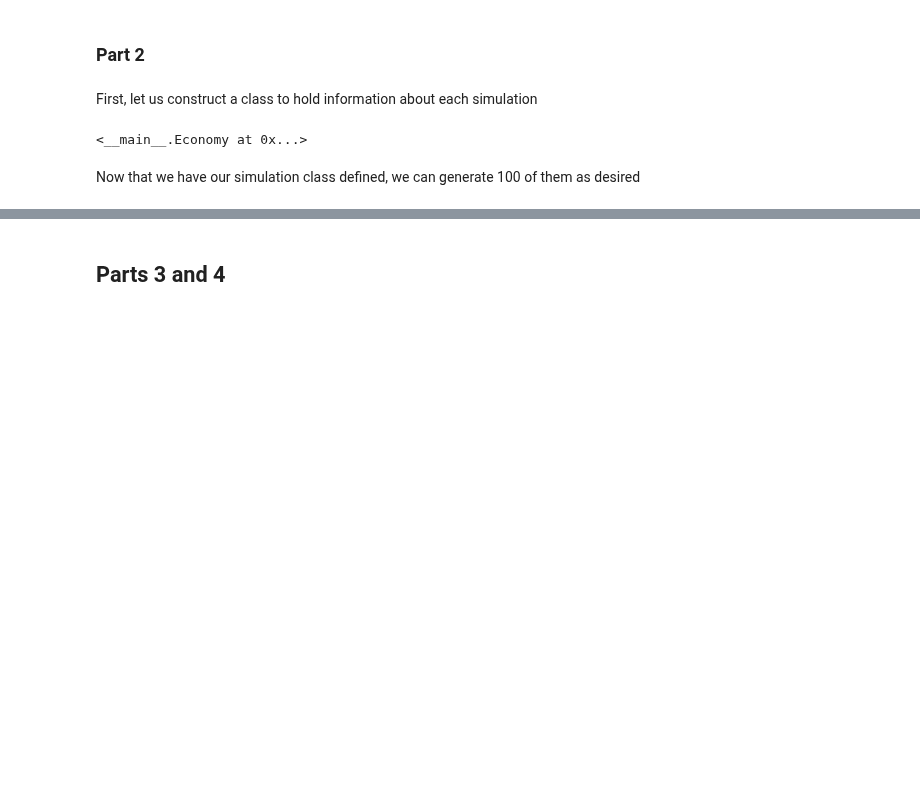
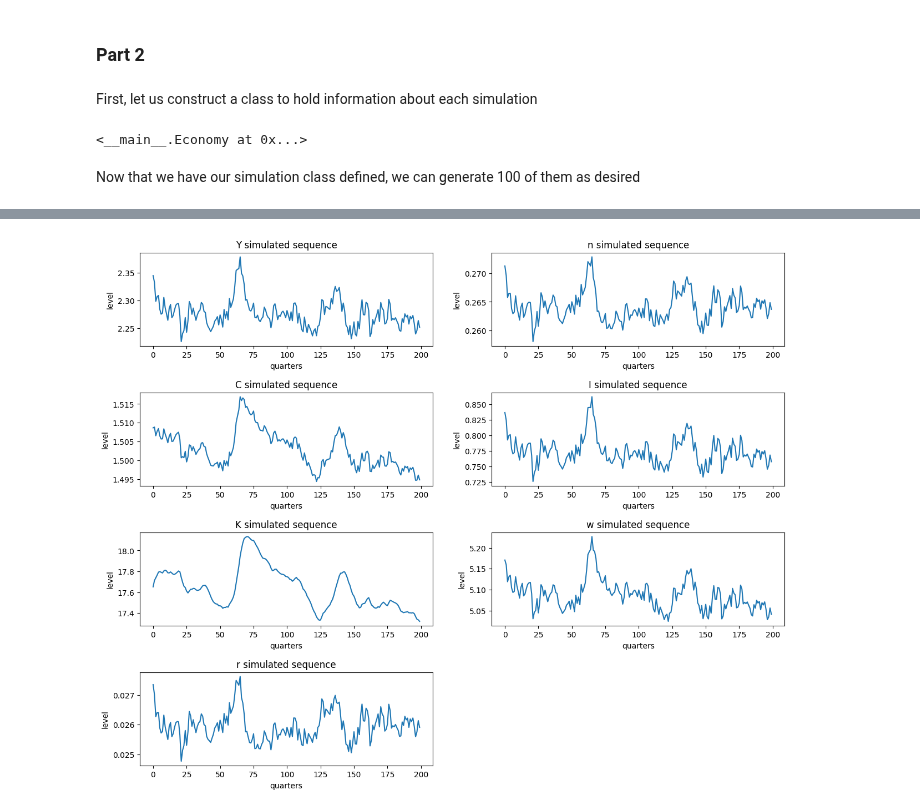
Before and after one commit to sthau/econ-212, a Jupyter notebook: pset1.ipynb, the cells around one changed output, grey strips where cells are left out. Drawn from its saved outputs; the diff is of its cells as text; code cells hidden in the pictures; blank space fills up the shorter version.

```diff
--- a/pset1.ipynb
+++ b/pset1.ipynb
@@ -278,7 +278,0 @@ e = Economy(G, ss)
-# %%
-for var in VAR_LIST:
-    plt.plot(e.get_sequence(var))
-    plt.title(f'{var} simulated sequence')
-    plt.ylabel('level')
-    plt.xlabel('quarters')
-    plt.show()
@@ -293,7 +281,23 @@ for var in VAR_LIST:
+# %%
+plt.figure(figsize=(15, 12))
+plt.subplots_adjust(hspace=0.5)
+
+for i in range(len(VAR_LIST)):
+    var = VAR_LIST[i]
+    dVal = 100 * G[var]['a'] @ da / ss[var]
+
+    ax = plt.subplot(4, 2, i + 1)
+
+    ax.plot(e.get_sequence(var))
+    ax.set_title(f'{var} simulated sequence')
+    ax.set_ylabel('level')
+    ax.set_xlabel('quarters')
+
+plt.show()
+# %% [output]
+[figure, added]
 # %%
 simulations = []
 for i in range(100):
     e = Economy(G, ss)
     simulations.append(e)
-# %% [markdown]
-## Parts 3 and 4
```
Also changed, not shown: parts of 25 cells of this notebook.
